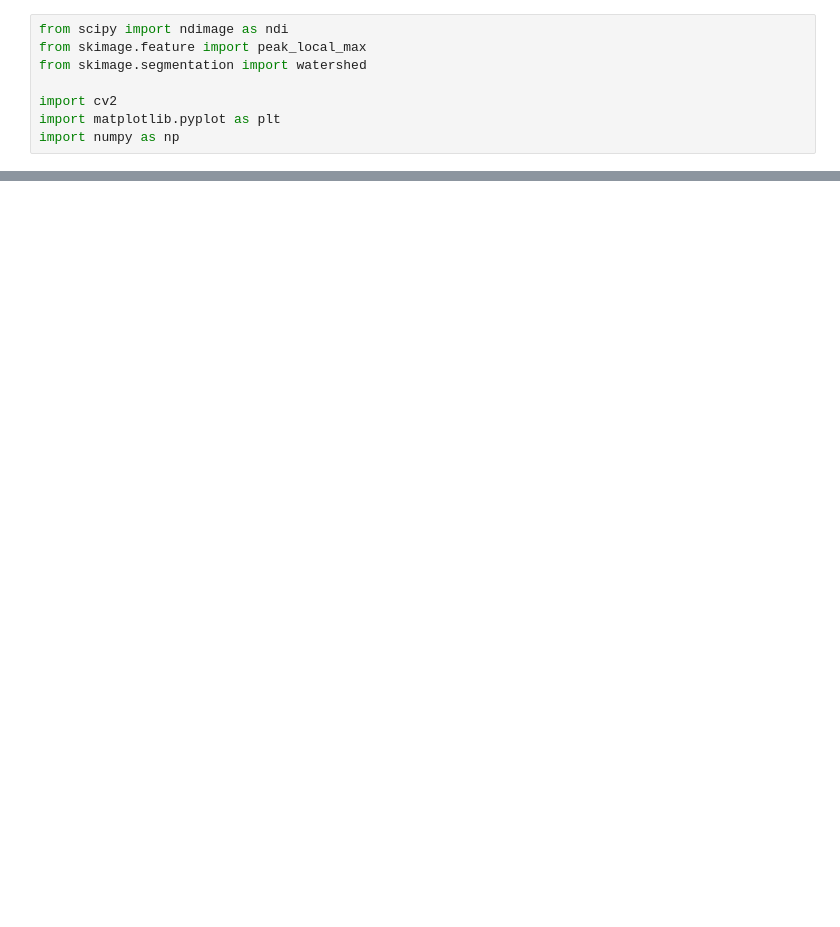
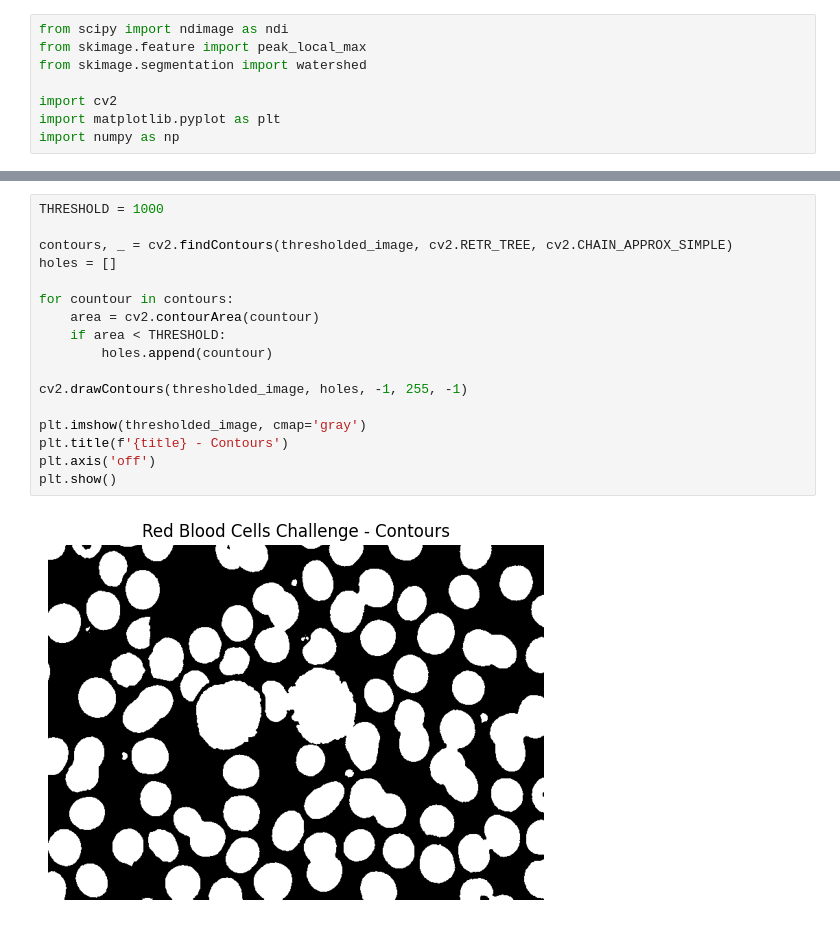
Before and after one commit to Rogerio-Chaves/Image-Segmentation, a Jupyter notebook: 001_Classical_Techniques/005_Watershed_Segmentation/003_Watershed_RBC-Challenge.ipynb, the cells around one changed output, grey strips where cells are left out. Drawn from its saved outputs; the diff is of its cells as text; blank space fills up the shorter version.

```diff
--- a/001_Classical_Techniques/005_Watershed_Segmentation/003_Watershed_RBC-Challenge.ipynb
+++ b/001_Classical_Techniques/005_Watershed_Segmentation/003_Watershed_RBC-Challenge.ipynb
@@ -74 +74,20 @@ Thresholded value by Otsu's Method: 189.0
+# %%
+THRESHOLD = 1000
+
+contours, _ = cv2.findContours(thresholded_image, cv2.RETR_TREE, cv2.CHAIN_APPROX_SIMPLE)
+holes = []
+
+for countour in contours:
+    area = cv2.contourArea(countour)
+    if area < THRESHOLD:
+        holes.append(countour)
+
+cv2.drawContours(thresholded_image, holes, -1, 255, -1)
+
+plt.imshow(thresholded_image, cmap='gray')
+plt.title(f'{title} - Contours')
+plt.axis('off')
+plt.show()
+# %% [output]
+[figure, added]
 # %%
```
Also changed, not shown: parts of 11 cells of this notebook.
